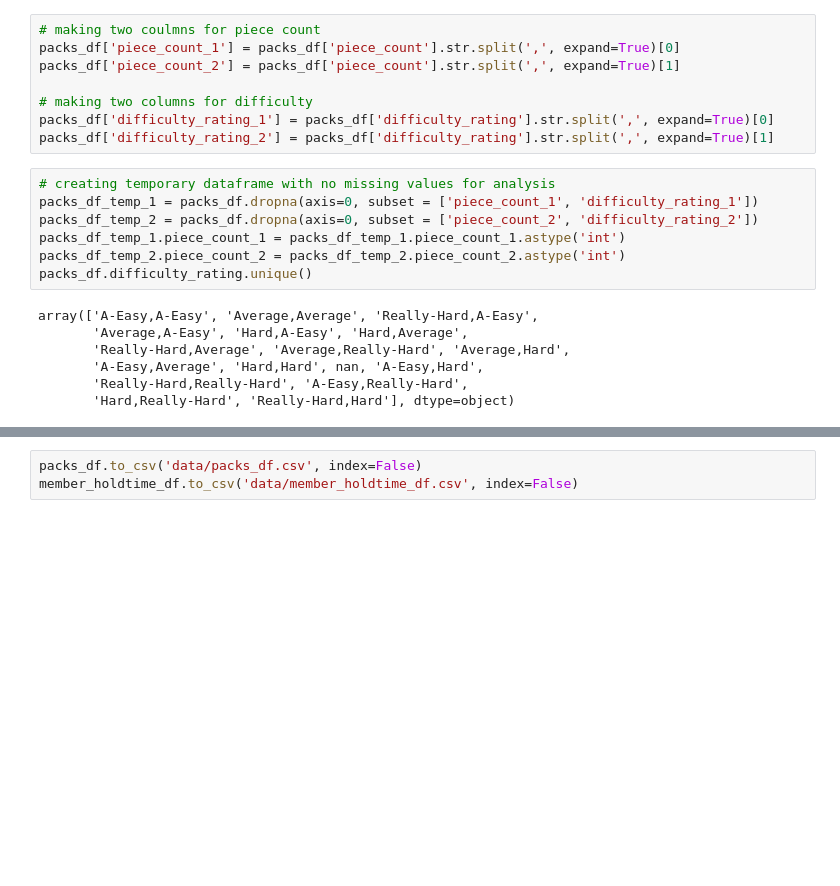
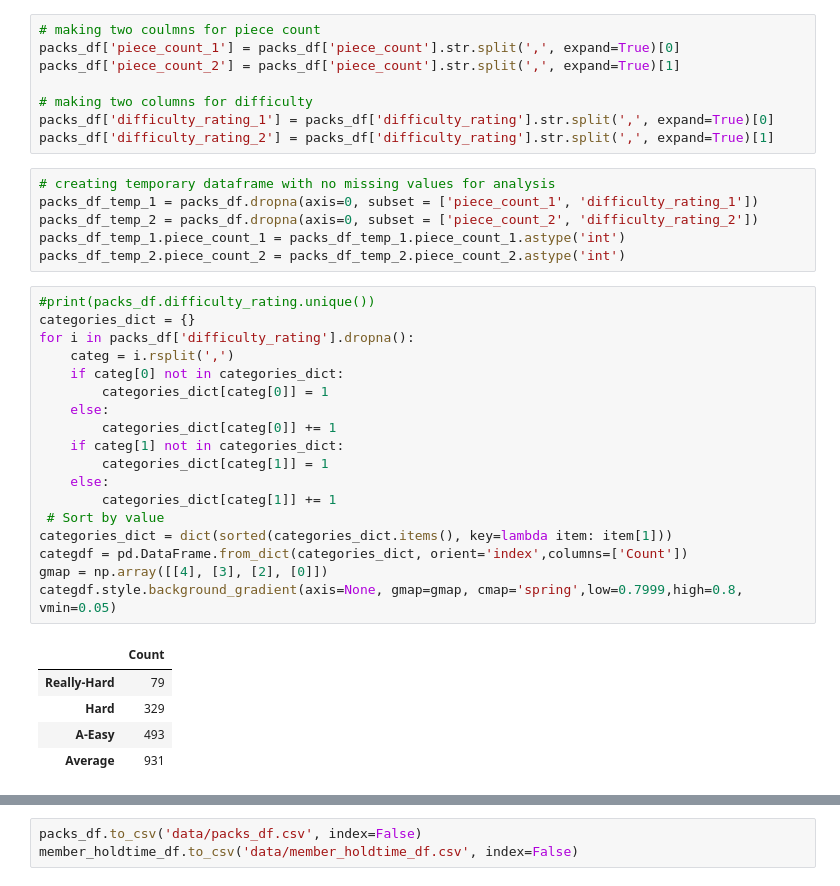
Before and after one commit to hluebbering/puzzle-scheduling, a Jupyter notebook: Notebook1-EDA.ipynb, the cells around one changed output, grey strips where cells are left out. Cells and saved outputs as stored; diff of their text form; blank space fills up the shorter version.

```diff
--- a/Notebook1-EDA.ipynb
+++ b/Notebook1-EDA.ipynb
@@ -144,14 +149,30 @@ packs_df_temp_1 = packs_df.dropna(axis=0, subset = ['piece_count_1', 'difficulty
 packs_df_temp_2 = packs_df.dropna(axis=0, subset = ['piece_count_2', 'difficulty_rating_2'])
 packs_df_temp_1.piece_count_1 = packs_df_temp_1.piece_count_1.astype('int')
 packs_df_temp_2.piece_count_2 = packs_df_temp_2.piece_count_2.astype('int')
-packs_df.difficulty_rating.unique()
-# %% [output]
-array(['A-Easy,A-Easy', 'Average,Average', 'Really-Hard,A-Easy',
-       'Average,A-Easy', 'Hard,A-Easy', 'Hard,Average',
-       'Really-Hard,Average', 'Average,Really-Hard', 'Average,Hard',
-       'A-Easy,Average', 'Hard,Hard', nan, 'A-Easy,Hard',
-       'Really-Hard,Really-Hard', 'A-Easy,Really-Hard',
-       'Hard,Really-Hard', 'Really-Hard,Hard'], dtype=object)
+# %%
+#print(packs_df.difficulty_rating.unique())
+categories_dict = {}
+for i in packs_df['difficulty_rating'].dropna():
+    categ = i.rsplit(',')
+    if categ[0] not in categories_dict:
+        categories_dict[categ[0]] = 1
+    else:
+        categories_dict[categ[0]] += 1
+    if categ[1] not in categories_dict:
+        categories_dict[categ[1]] = 1
+    else:
+        categories_dict[categ[1]] += 1
+ # Sort by value
+categories_dict = dict(sorted(categories_dict.items(), key=lambda item: item[1]))
+categdf = pd.DataFrame.from_dict(categories_dict, orient='index',columns=['Count'])
+gmap = np.array([[4], [3], [2], [0]])
+categdf.style.background_gradient(axis=None, gmap=gmap, cmap='spring',low=0.7999,high=0.8, vmin=0.05)
+# %% [output]
+|  | Count |
+| Really-Hard | 79 |
+| Hard | 329 |
+| A-Easy | 493 |
+| Average | 931 |
 # %%
 # checking category-wise distribution of piece_count
 plt.figure(figsize = [12,10], dpi=100)
```
Also changed, not shown: parts of 9 cells of this notebook, 10 other files.
